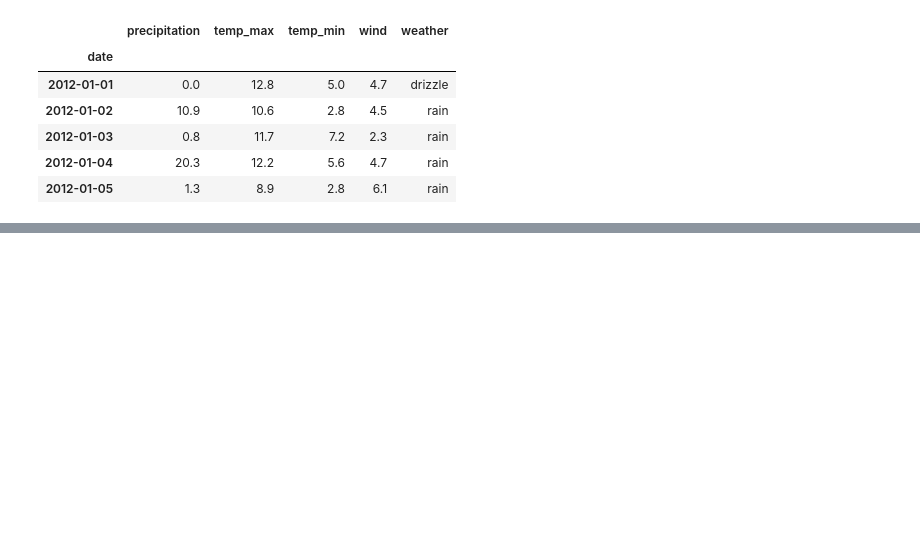
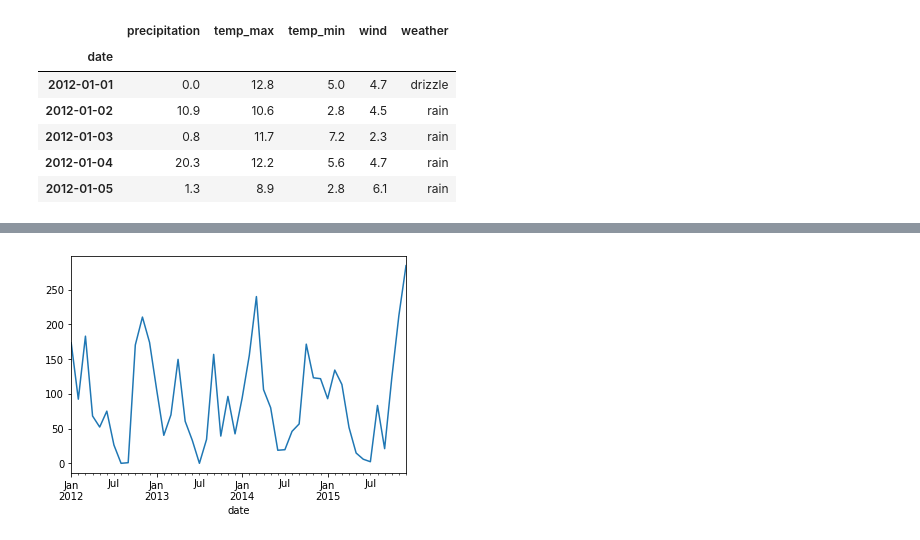
Before and after one commit to JenniferMLewis/time-series-exercises, a Jupyter notebook: working_with_time_series_data.ipynb, the cells around one changed output, grey strips where cells are left out. Drawn from its saved outputs; the diff is of its cells as text; code cells hidden in the pictures; blank space fills up the shorter version.

```diff
--- a/working_with_time_series_data.ipynb
+++ b/working_with_time_series_data.ipynb
@@ -196,0 +206,3 @@ df.head()
+# %%
+df['year_month'] = df.index.strftime('%Y-%b')
+df.head()
@@ -196,0 +225,3 @@ df.head()
+# %%
+df['month'] = df.index.month_name()
+df.head()
@@ -196,0 +236,5 @@ df.head()
+# %%
+df.resample('M').sum().precipitation.plot()
+plt.show()
+# %% [output]
+[figure, added]
```
Also changed, not shown: parts of 31 cells of this notebook.
